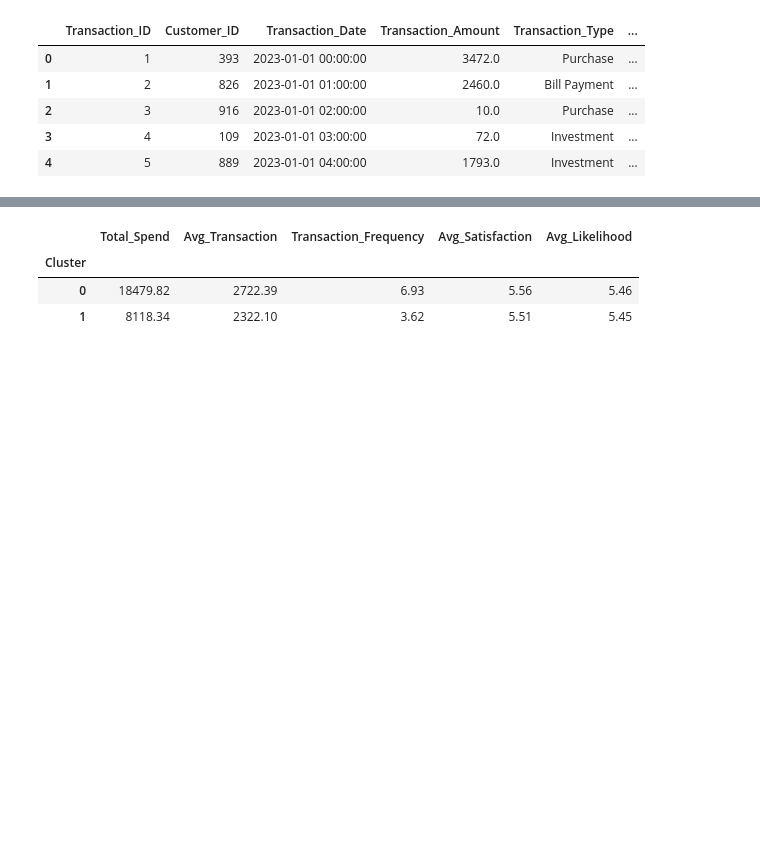
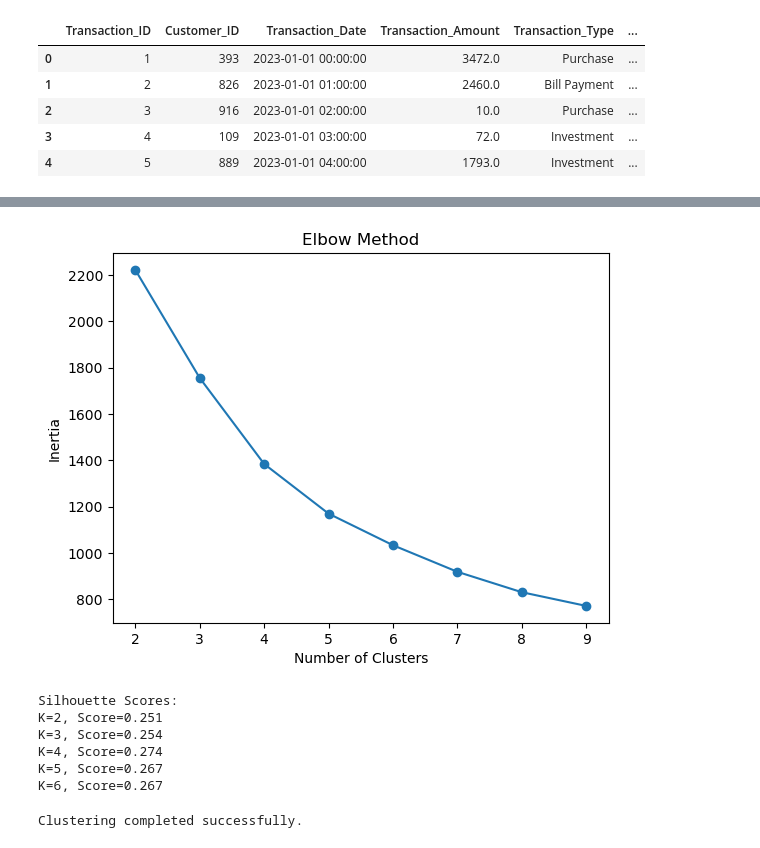
Before and after one commit to krysjade/MO-IT128-Team17, a Jupyter notebook: DMP_Milestone2_Team17/Project Clustering and Segmentation.ipynb, the cells around one changed output, grey strips where cells are left out. Cells and saved outputs as stored; diff of their text form; code cells hidden in the pictures; blank space fills up the shorter version.

```diff
--- a/DMP_Milestone2_Team17/Project Clustering and Segmentation.ipynb
+++ b/DMP_Milestone2_Team17/Project Clustering and Segmentation.ipynb
@@ -149,11 +164,10 @@ Clustering completed successfully.
 # %%
-pca = PCA(n_components=2)
-pca_features = pca.fit_transform(scaled_features)
+# =========================
+# 8. PCA ANALYSIS (JUSTIFICATION)
+# =========================
+pca_full = PCA()
+pca_full.fit(scaled_features)
 
-plt.figure()
-plt.scatter(pca_features[:,0], pca_features[:,1], c=customer_df["Cluster"])
-plt.xlabel("PCA 1")
-plt.ylabel("PCA 2")
-plt.title("Customer Segments (PCA View)")
-plt.show()
+print("\nExplained Variance Ratio:")
+print(np.round(pca_full.explained_variance_ratio_, 3))
 # %% [output]
@@ -189,11 +196,43 @@ def generate_cluster_report(df, groupby_col="Cluster"):
 # %%
-cluster_summary = generate_cluster_report(customer_df)
+# =========================
+# 9. FIND OPTIMAL CLUSTERS
+# =========================
+inertia = []
 
-cluster_summary = cluster_summary.drop(columns=["Customer_ID"], errors="ignore")
+for k in range(2, 10):
+    kmeans = KMeans(n_clusters=k, random_state=42, n_init=20)
+    kmeans.fit(scaled_features)
+    inertia.append(kmeans.inertia_)
 
-display(cluster_summary.round(2))
+plt.figure()
+plt.plot(range(2, 10), inertia, marker='o')
+plt.xlabel("Number of Clusters")
+plt.ylabel("Inertia")
+plt.title("Elbow Method")
+plt.show()
+
+print("\nSilhouette Scores:")
+for k in range(2, 7):
+    kmeans = KMeans(n_clusters=k, random_state=42, n_init=20)
+    labels = kmeans.fit_predict(scaled_features)
+    score = silhouette_score(scaled_features, labels)
+    print(f"K={k}, Score={score:.3f}")
 # %% [output]
-|  | Total_Spend | Avg_Transaction | Transaction_Frequency | Avg_Satisfaction | Avg_Likelihood |
-| Cluster |  |  |  |  |  |
-| 0 | 18479.82 | 2722.39 | 6.93 | 5.56 | 5.46 |
-| 1 | 8118.34 | 2322.10 | 3.62 | 5.51 | 5.45 |
+[figure, added]
+Silhouette Scores:
+K=2, Score=0.251
+K=3, Score=0.254
+K=4, Score=0.274
+K=5, Score=0.267
+K=6, Score=0.267
+# %%
+# =========================
+# 10. FINAL MODEL
+# =========================
+# Selected K=4 because it achieved the highest silhouette score, indicating the best balance between cluster cohesion and separation
+kmeans = KMeans(n_clusters=4, random_state=42, n_init=20)
+customer_df["Cluster"] = kmeans.fit_predict(scaled_features)
+
+print("\nClustering completed successfully.")
+# %% [output]
+Clustering completed successfully.
```
Also changed, not shown: parts of 12 cells of this notebook.
